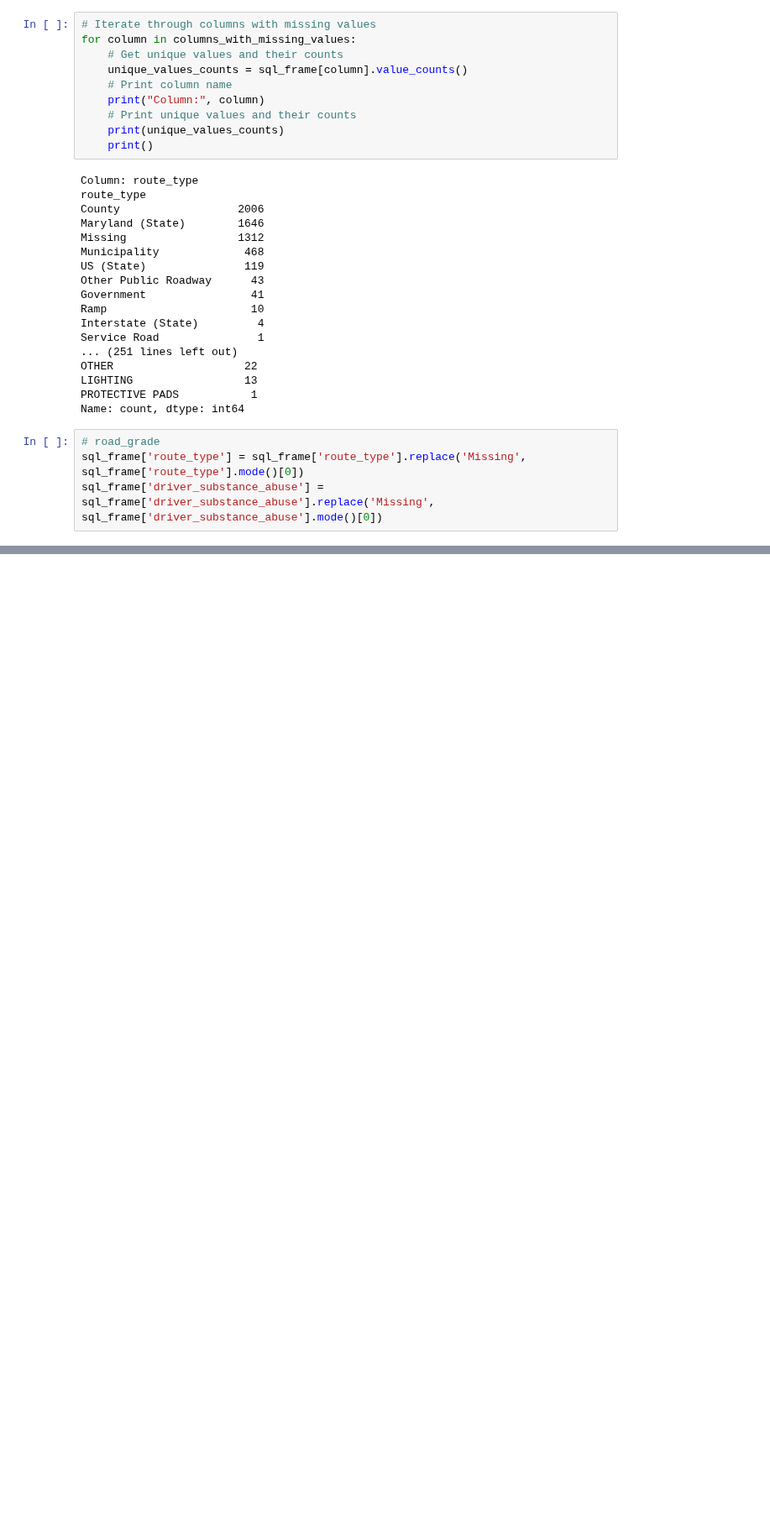
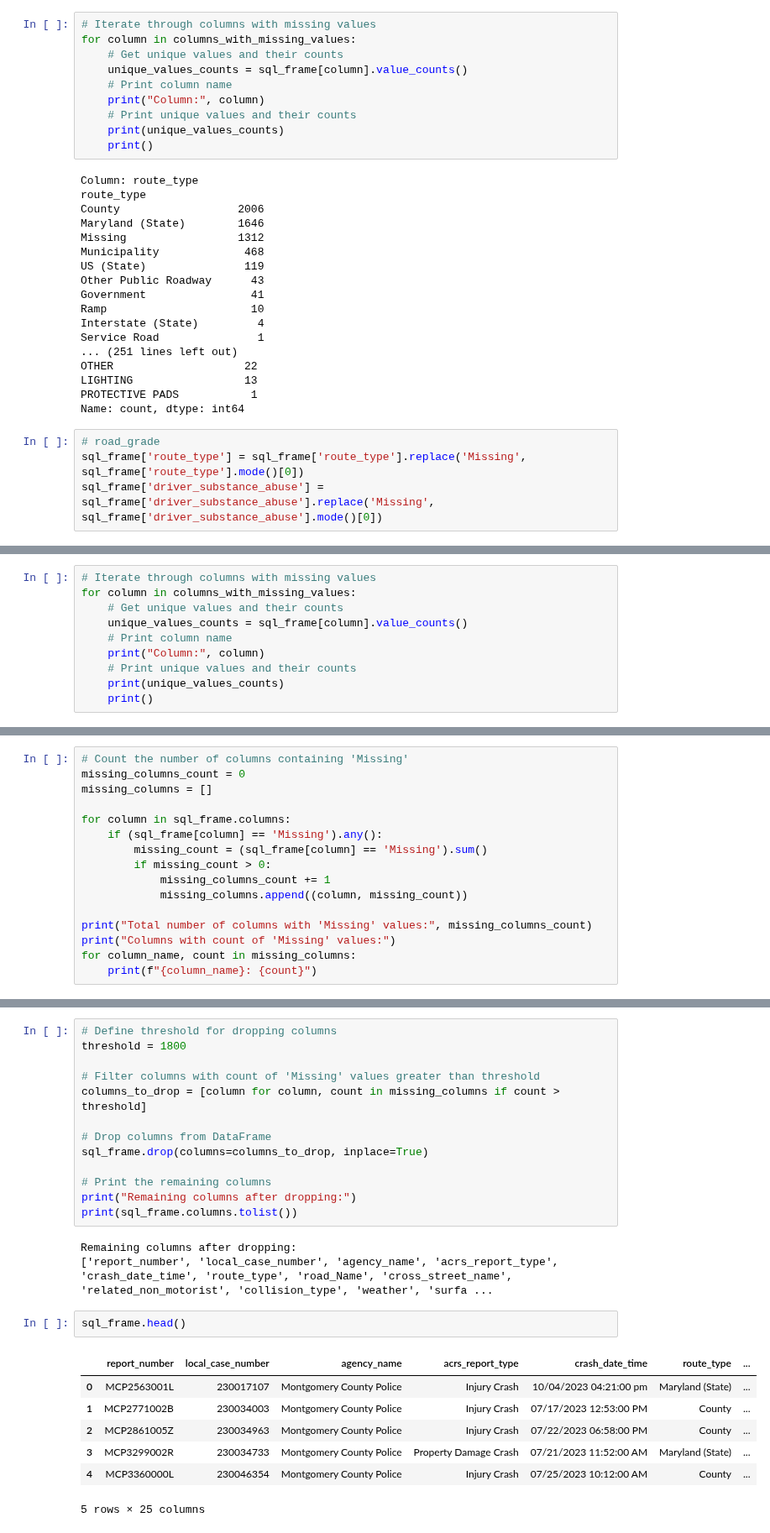
Before and after one commit to x22237941/Database-and-Analytical-Programming, a Jupyter notebook: pipelines/Non_Motorists_ETL_Final.ipynb, the cells around one changed output, grey strips where cells are left out. Shown at 84% size. Cells and saved outputs as stored; diff of their text form; blank space fills up the shorter version.

```diff
--- a/pipelines/Non_Motorists_ETL_Final.ipynb
+++ b/pipelines/Non_Motorists_ETL_Final.ipynb
@@ -464,0 +489,10 @@ sql_frame['driver_substance_abuse'] = sql_frame['driver_substance_abuse'].replac
+# %%
+# Iterate through columns with missing values
+for column in columns_with_missing_values:
+    # Get unique values and their counts
+    unique_values_counts = sql_frame[column].value_counts()
+    # Print column name
+    print("Column:", column)
+    # Print unique values and their counts
+    print(unique_values_counts)
+    print()
@@ -464,0 +522,16 @@ sql_frame['driver_substance_abuse'] = sql_frame['driver_substance_abuse'].replac
+# %%
+# Count the number of columns containing 'Missing'
+missing_columns_count = 0
+missing_columns = []
+
+for column in sql_frame.columns:
+    if (sql_frame[column] == 'Missing').any():
+        missing_count = (sql_frame[column] == 'Missing').sum()
+        if missing_count > 0:
+            missing_columns_count += 1
+            missing_columns.append((column, missing_count))
+
+print("Total number of columns with 'Missing' values:", missing_columns_count)
+print("Columns with count of 'Missing' values:")
+for column_name, count in missing_columns:
+    print(f"{column_name}: {count}")
@@ -464,0 +556,26 @@ sql_frame['driver_substance_abuse'] = sql_frame['driver_substance_abuse'].replac
+# %%
+# Define threshold for dropping columns
+threshold = 1800
+
+# Filter columns with count of 'Missing' values greater than threshold
+columns_to_drop = [column for column, count in missing_columns if count > threshold]
+
+# Drop columns from DataFrame
+sql_frame.drop(columns=columns_to_drop, inplace=True)
+
+# Print the remaining columns
+print("Remaining columns after dropping:")
+print(sql_frame.columns.tolist())
+# %% [output]
+Remaining columns after dropping:
+['report_number', 'local_case_number', 'agency_name', 'acrs_report_type', 'crash_date_time', 'route_type', 'road_Name', 'cross_street_name', 'related_non_motorist', 'collision_type', 'weather', 'surfa ...
+# %%
+sql_frame.head()
+# %% [output]
+|  | report_number | local_case_number | agency_name | acrs_report_type | crash_date_time | route_type | ... |
+| 0 | MCP2563001L | 230017107 | Montgomery County Police | Injury Crash | 10/04/2023 04:21:00 pm | Maryland (State) | ... |
+| 1 | MCP2771002B | 230034003 | Montgomery County Police | Injury Crash | 07/17/2023 12:53:00 PM | County | ... |
+| 2 | MCP2861005Z | 230034963 | Montgomery County Police | Injury Crash | 07/22/2023 06:58:00 PM | County | ... |
+| 3 | MCP3299002R | 230034733 | Montgomery County Police | Property Damage Crash | 07/21/2023 11:52:00 AM | Maryland (State) | ... |
+| 4 | MCP3360000L | 230046354 | Montgomery County Police | Injury Crash | 07/25/2023 10:12:00 AM | County | ... |
+5 rows × 25 columns
```
Also changed, not shown: parts of 19 cells of this notebook, 1 other file.
